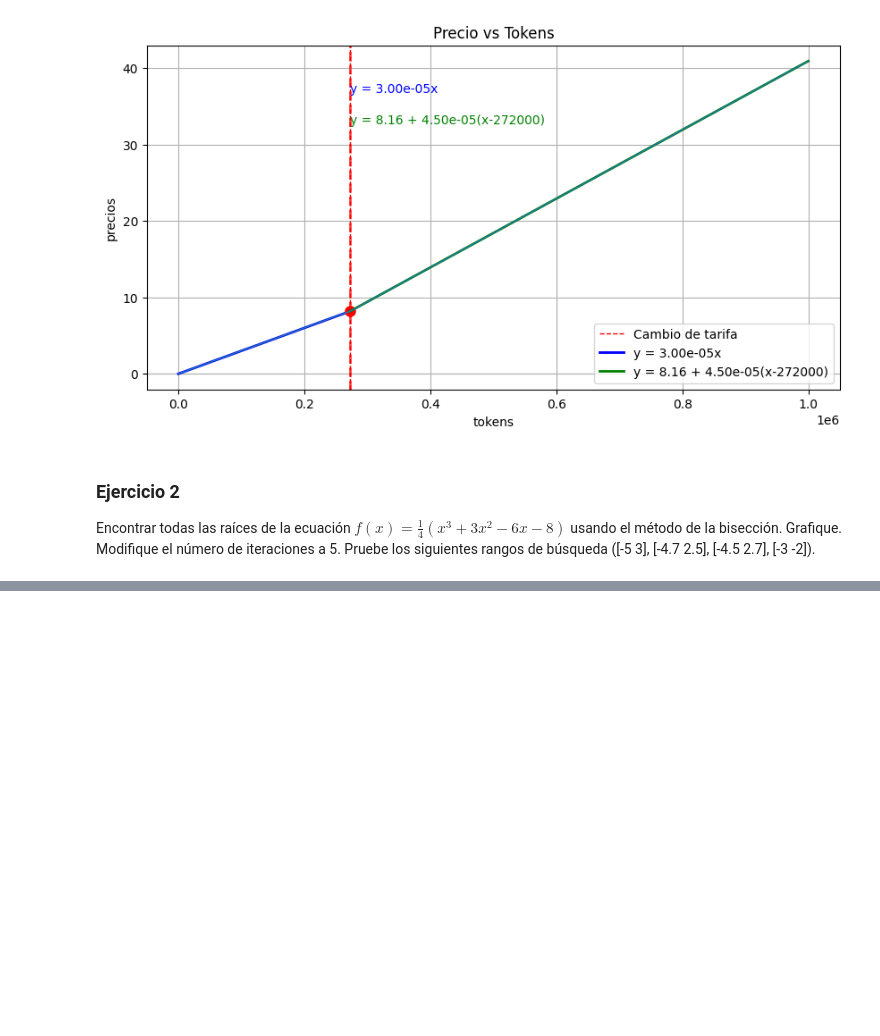
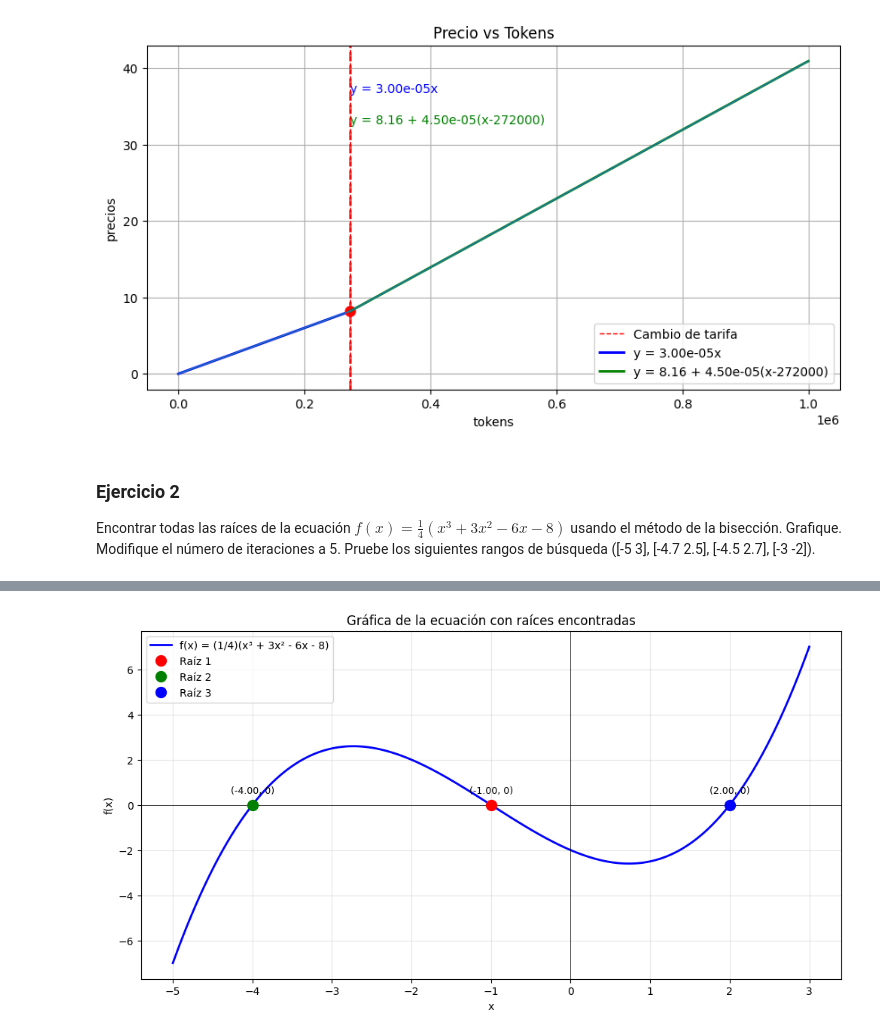
Before and after one commit to Joe-575/Joe-575-Taller1-Metodos-Numericos, a Jupyter notebook: taller1.ipynb, the cells around one changed output, grey strips where cells are left out. Saved outputs shown, nothing was run; the diff lists cells and outputs as text; code cells hidden in the pictures; blank space fills up the shorter version.

```diff
--- a/taller1.ipynb
+++ b/taller1.ipynb
@@ -85,0 +107,87 @@ usando el método de la bisección.  Grafique. Modifique el número de iteracion
+# %%
+def ecuacion(x):
+    return (0.25)*(x**3 + 3*x**2 - 6*x - 8)
+
+def biseccion(f,a,b,TOL, N0):
+    """
+    f: la función
+    a: límite inferior del intervalo
+    b: limite superior del intervalo
+    TOL: tolerancia
+    N0: numero de interacciones
+    """
+
+    # validaciones iniciales
+    if a >= b:
+        print(" a debe ser mayor que b, rango inválido")
+        return None
+
+    if f(a) * f(b) >= 0:
+        print(f" Valor de f(a) es {f(a)} y de f(b) es {f(b)}")
+        print(" No se aceptan valores con el mismo signo")
+        return None
+
+    # Paso 1
+    i = 1
+    FA = f(a)
+
+    while i <= N0:
+        p = a +(b - a)/2
+        FP = f(p)
+
+        if FP == 0 or (b-a)/2 < TOL:
+            print(f" Procedimiento completado exitosamente en {i} iteraciones.")
+            return p
+
+        i += 1
+
+        if FA * FP > 0:
+            a = p
+            FA = FP
+        else:
+            b = p
+
+    print(f" El método fracasó después de {N0} iteraciones, N0 = {N0}")
+    return None
+
+
+raiz0 = biseccion(f=ecuacion, a=-5, b=3, TOL=0.0001, N0=50)
+if raiz0 is not None:
+    print(f" La raíz aproximada es: {raiz0}")
+
+raiz1 = biseccion(f=ecuacion, a=-4.7, b=2.5, TOL=0.0001, N0=50)
+if raiz1 is not None:
+    print(f" La raíz aproximada es: {raiz1}")
+
+raiz2 = biseccion(f=ecuacion, a=-4.5, b=2.7, TOL=0.0001, N0=50)
+if raiz2 is not None:
+    print(f" La raíz aproximada es: {raiz2}")
+
+raiz3 = biseccion(f=ecuacion, a=-3, b=-2, TOL=0.0001, N0=50)
+if raiz3 is not None:
+    print(f" La raíz aproximada es: {raiz3}")
+
+
+# Graficar la ecuación con los puntos de las raíces
+plt.figure(figsize=(12, 6))
+plt.plot(x_valores, y_valores, linewidth=2, label='f(x) = (1/4)(x³ + 3x² - 6x - 8)', color='blue')
+plt.axhline(y=0, color='black', linewidth=0.5)
+plt.axvline(x=0, color='black', linewidth=0.5)
+
+# Marcar las raíces encontradas
+raices_encontradas = [raiz0, raiz1, raiz2]
+raices_labels = ['Raíz 1', 'Raíz 2', 'Raíz 3']
+
+colors = ['red', 'green', 'blue', 'orange']
+for i, (raiz, label) in enumerate(zip(raices_encontradas, raices_labels)):
+    if raiz is not None:
+        plt.plot(raiz, ecuacion(raiz), 'o', markersize=10, color = colors[i], label=label)
+        plt.text(raiz, ecuacion(raiz) + 0.5, f'({raiz:.2f}, 0)', fontsize=9, ha='center')
+
+plt.grid(True, alpha=0.3)
+plt.xlabel('x')
+plt.ylabel('f(x)')
+plt.title('Gráfica de la ecuación con raíces encontradas')
+plt.legend()
+plt.show()
+# %% [output]
@@ -85,0 +202 @@ usando el método de la bisección.  Grafique. Modifique el número de iteracion
+[figure, added]
```
Also changed, not shown: parts of 2 cells of this notebook.
